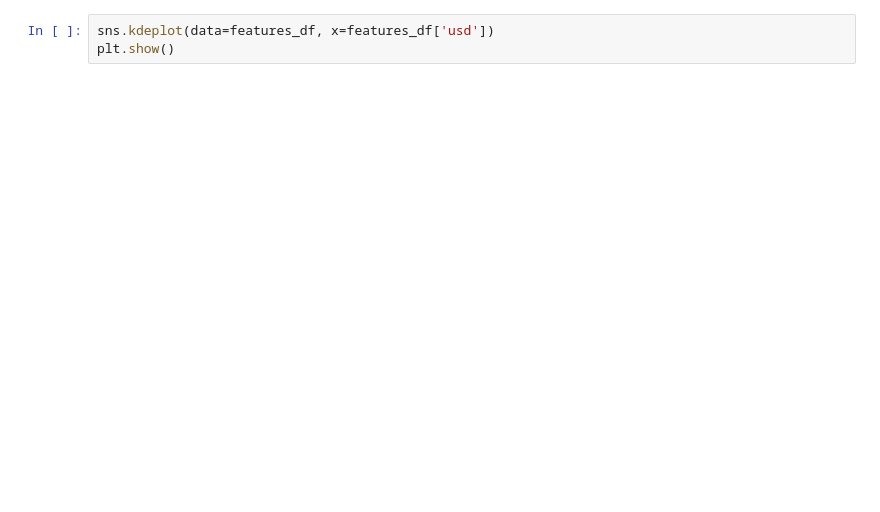
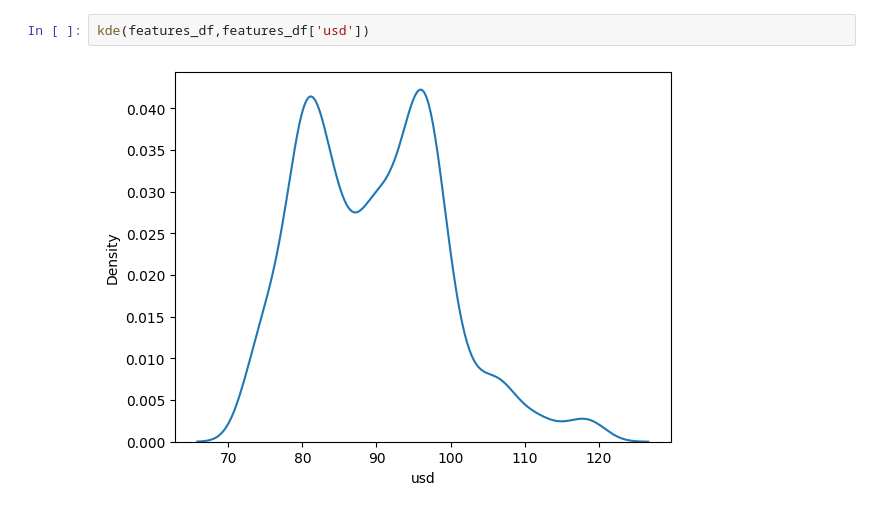
Before and after one commit to Andrew-Bordei/Data-Science, a Jupyter notebook: oil_model/notebooks/eda.ipynb, the cells around one changed output. Cells and saved outputs as stored; diff of their text form; blank space fills up the shorter version.

```diff
--- a/oil_model/notebooks/eda.ipynb
+++ b/oil_model/notebooks/eda.ipynb
@@ -24,4 +84,5 @@ plt.show()
 # %%
-sns.kdeplot(data=features_df, x=features_df['usd'])
-plt.show()
+kde(features_df,features_df['usd'])
+# %% [output]
+[figure, added]
 # %%
```
Also changed, not shown: parts of 24 cells of this notebook, 3 other files.
